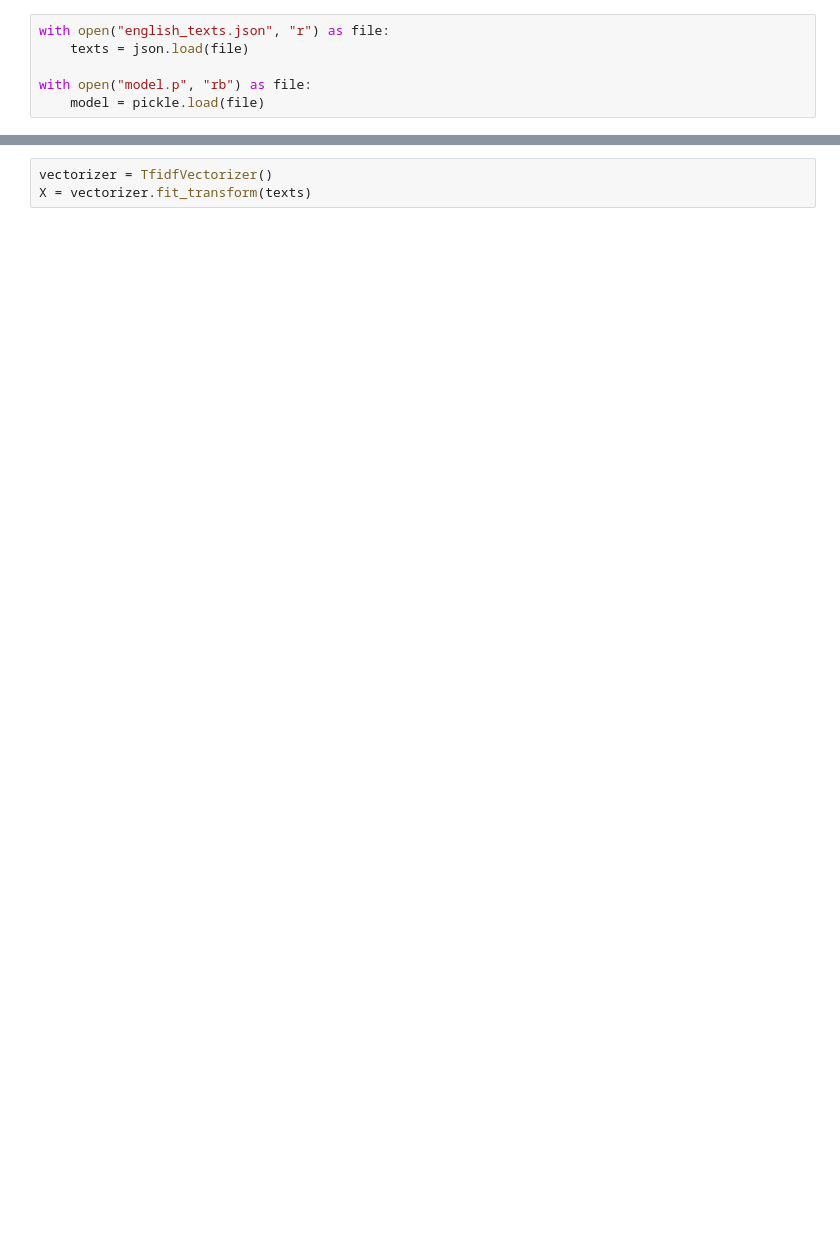
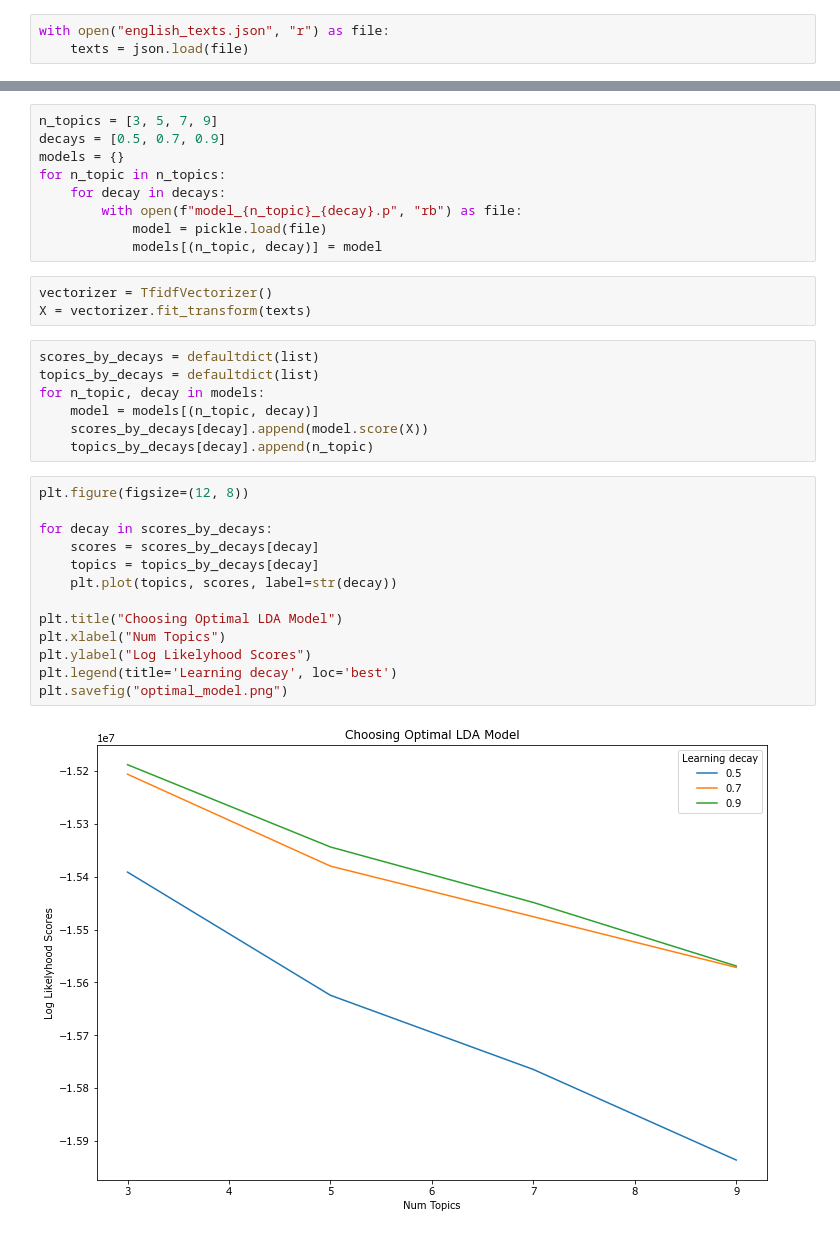
Before and after one commit to ingmarliibert/intercom-topic-assignment, a Jupyter notebook: analyse_model.ipynb, the cells around one changed output, grey strips where cells are left out. Drawn from its saved outputs; the diff is of its cells as text; blank space fills up the shorter version.

Commit message:
Models and analyse

```diff
--- a/analyse_model.ipynb
+++ b/analyse_model.ipynb
@@ -8,6 +10,3 @@ from matplotlib import pyplot as plt
 # %%
 with open("english_texts.json", "r") as file:
     texts = json.load(file)
-
-with open("model.p", "rb") as file:
-    model = pickle.load(file)
@@ -34,6 +13,37 @@ dir(model)
+# %%
+n_topics = [3, 5, 7, 9]
+decays = [0.5, 0.7, 0.9]
+models = {}
+for n_topic in n_topics:
+    for decay in decays:
+        with open(f"model_{n_topic}_{decay}.p", "rb") as file:
+            model = pickle.load(file)
+            models[(n_topic, decay)] = model
 # %%
 vectorizer = TfidfVectorizer()
 X = vectorizer.fit_transform(texts)
+# %%
+scores_by_decays = defaultdict(list)
+topics_by_decays = defaultdict(list)
+for n_topic, decay in models:
+    model = models[(n_topic, decay)]
+    scores_by_decays[decay].append(model.score(X))
+    topics_by_decays[decay].append(n_topic)
+# %%
+plt.figure(figsize=(12, 8))
+
+for decay in scores_by_decays:
+    scores = scores_by_decays[decay]
+    topics = topics_by_decays[decay]
+    plt.plot(topics, scores, label=str(decay))
+
+plt.title("Choosing Optimal LDA Model")
+plt.xlabel("Num Topics")
+plt.ylabel("Log Likelyhood Scores")
+plt.legend(title='Learning decay', loc='best')
+plt.savefig("optimal_model.png")
+# %% [output]
+[figure, added]
 # %%
 from collections import defaultdict
 
```
Also changed, not shown: parts of 10 cells of this notebook, 13 other files.
